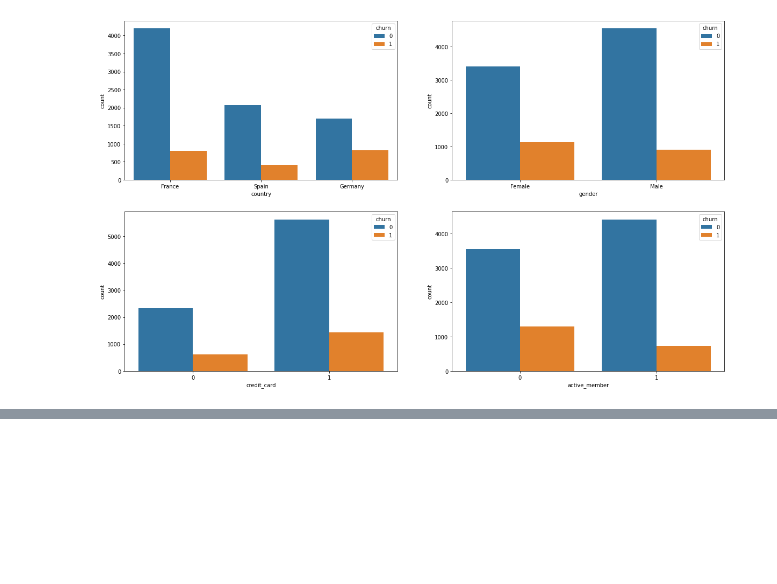
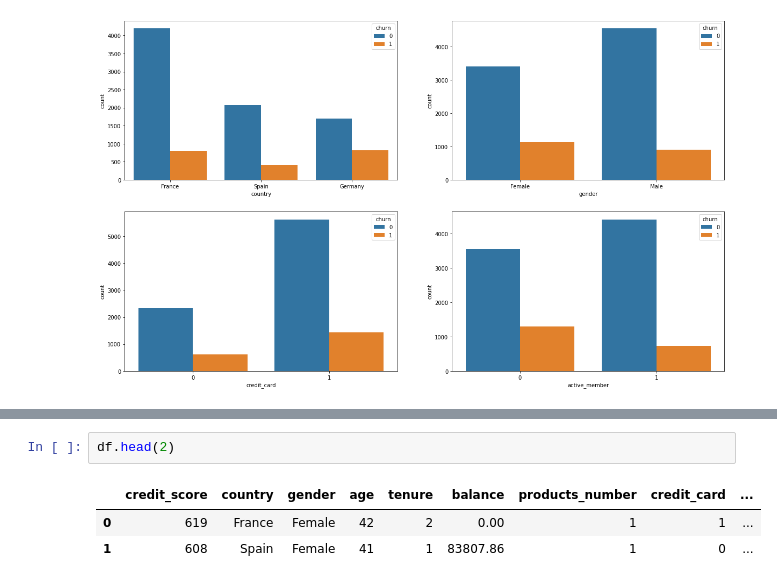
Before and after one commit to simonhosea/Project-Customer-Bank-Churn, a Jupyter notebook: Final_Project_Bank_Customer_Churn.ipynb, the cells around one changed output, grey strips where cells are left out. Saved outputs shown, nothing was run; the diff lists cells and outputs as text; blank space fills up the shorter version.

```diff
--- a/Final_Project_Bank_Customer_Churn.ipynb
+++ b/Final_Project_Bank_Customer_Churn.ipynb
@@ -163,0 +221,6 @@ sns.countplot(x='active_member', hue = 'churn',data = df, ax=axarr[1][1])
+# %%
+df.head(2)
+# %% [output]
+|  | credit_score | country | gender | age | tenure | balance | products_number | credit_card | ... |
+| 0 | 619 | France | Female | 42 | 2 | 0.00 | 1 | 1 | ... |
+| 1 | 608 | Spain | Female | 41 | 1 | 83807.86 | 1 | 0 | ... |
```
Also changed, not shown: parts of 8 cells of this notebook.
